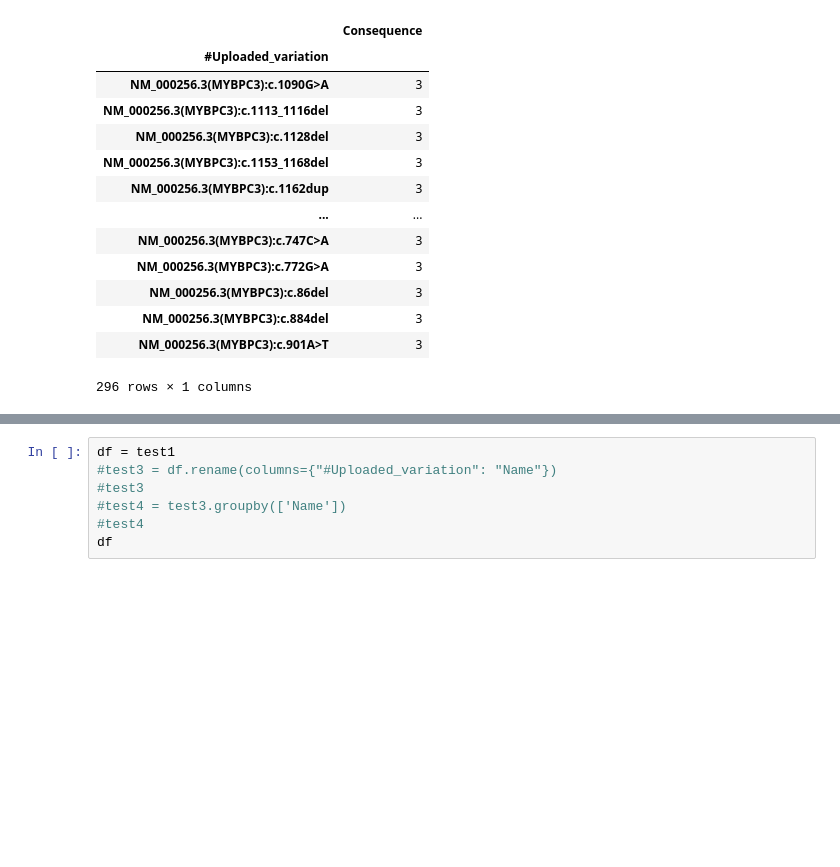
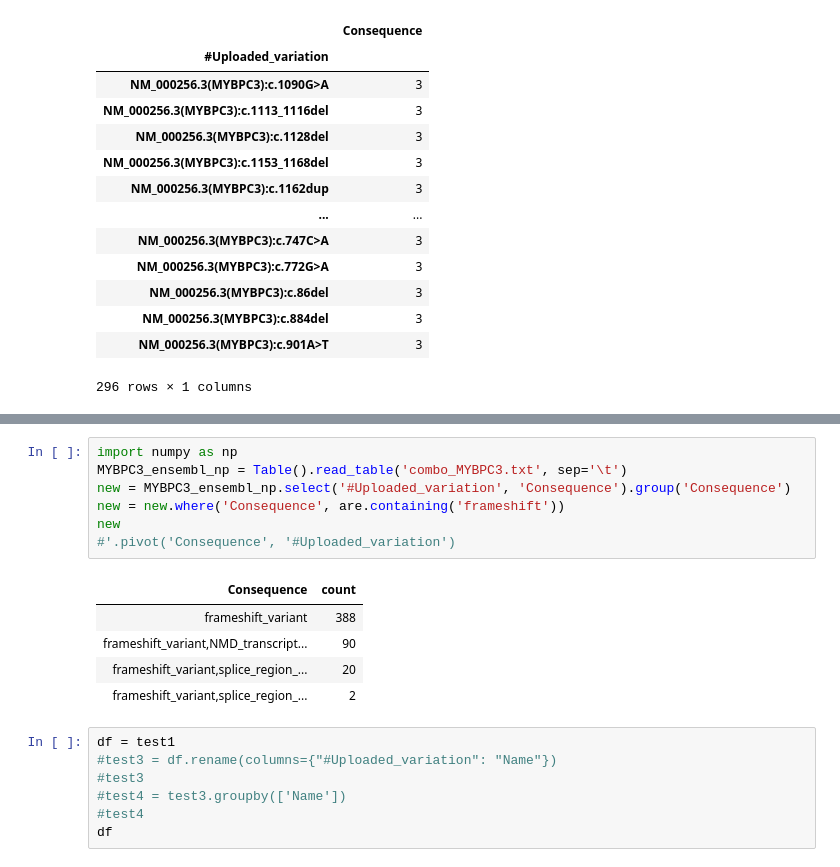
Before and after one commit to hannahmarieaguilar/Data-for-Project-, a Jupyter notebook: DATA/MYBPC3.ipynb, the cells around one changed output, grey strips where cells are left out. Cells and saved outputs as stored; diff of their text form; blank space fills up the shorter version.

```diff
--- a/DATA/MYBPC3.ipynb
+++ b/DATA/MYBPC3.ipynb
@@ -169,3 +186,16 @@ plot = me.plot.pie(y='#Uploaded_variation', figsize=(25, 25))
+# %%
+import numpy as np
+MYBPC3_ensembl_np = Table().read_table('combo_MYBPC3.txt', sep='\t')
+new = MYBPC3_ensembl_np.select('#Uploaded_variation', 'Consequence').group('Consequence')
+new = new.where('Consequence', are.containing('frameshift'))
+new
+#'.pivot('Consequence', '#Uploaded_variation')
+# %% [output]
+| Consequence | count |
+| frameshift_variant | 388 |
+| frameshift_variant,NMD_transcript... | 90 |
+| frameshift_variant,splice_region_... | 20 |
+| frameshift_variant,splice_region_... | 2 |
 # %%
 df = test1
 #test3 = df.rename(columns={"#Uploaded_variation": "Name"})
```
Also changed, not shown: parts of 5 cells of this notebook.
